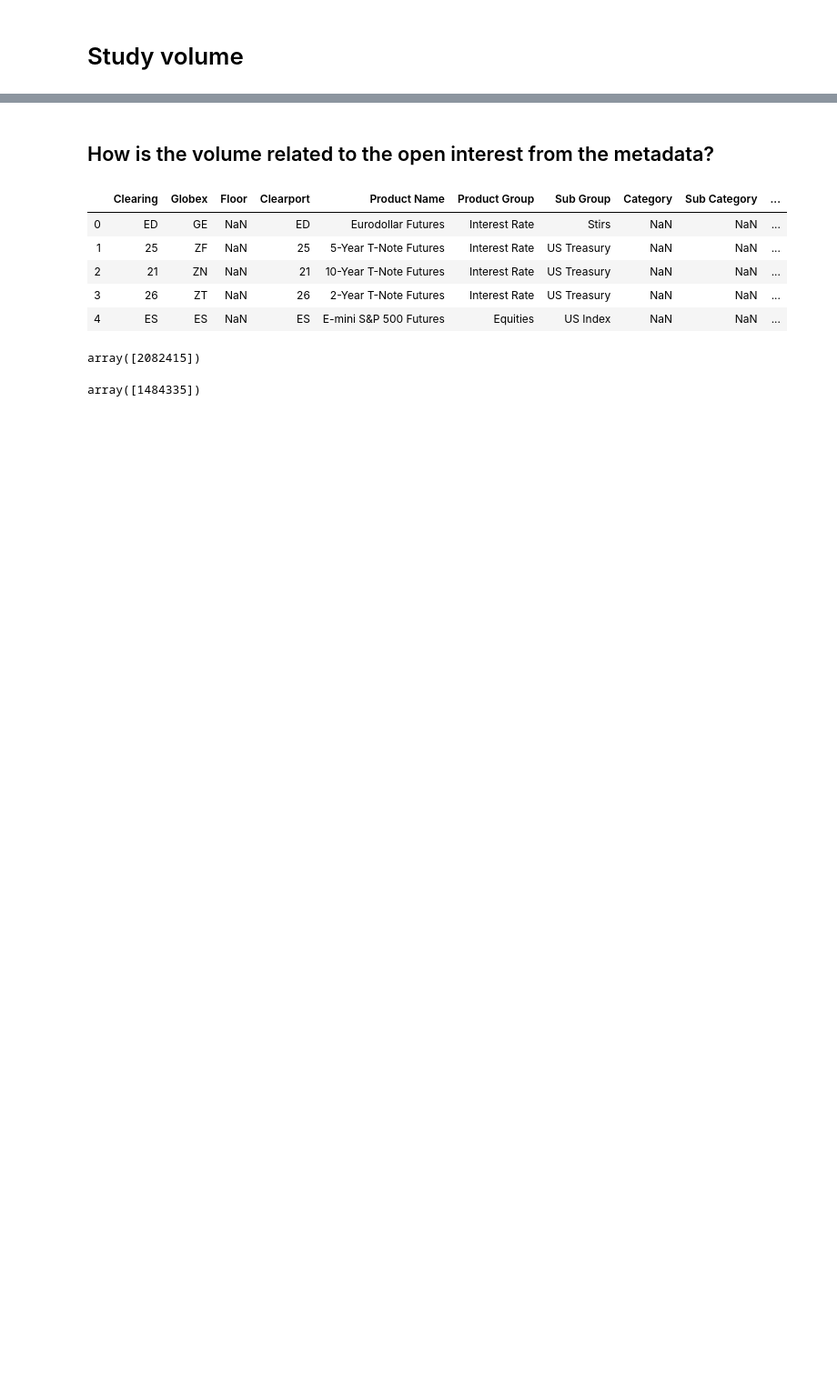
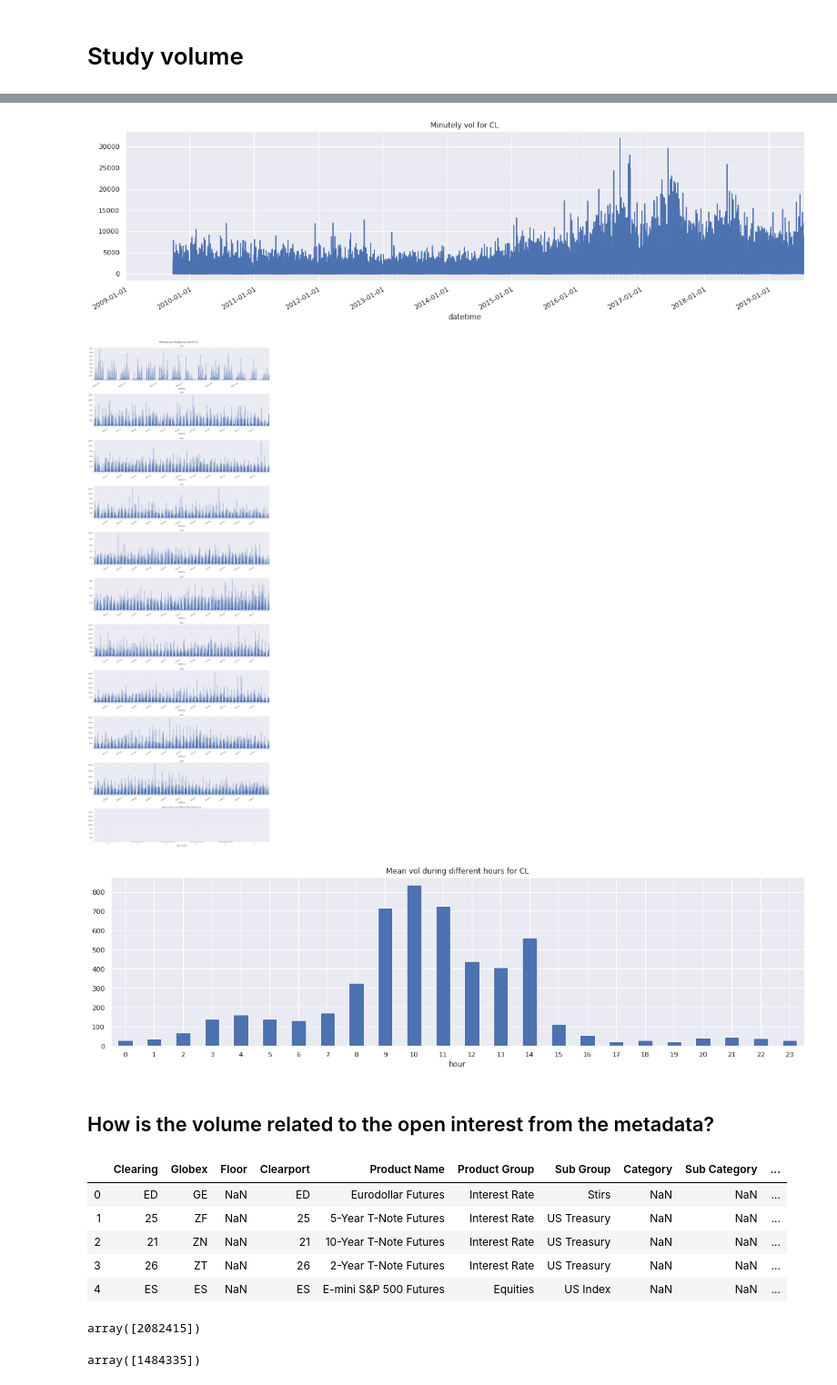
Before and after one commit to ajmal017/amp, a Jupyter notebook: vendors/kibot/Task269_Top_oil_futures_by_liquidity.ipynb, the cells around one changed output, grey strips where cells are left out. Shown at 91% size. Cells and saved outputs as stored; diff of their text form; code cells hidden in the pictures; blank space fills up the shorter version.

```diff
--- a/vendors/kibot/Task269_Top_oil_futures_by_liquidity.ipynb
+++ b/vendors/kibot/Task269_Top_oil_futures_by_liquidity.ipynb
@@ -341,0 +367,7 @@ vs.execute()
+# %%
+minutely_reader = lau.get_kibot_reader("min", symbol)
+# %%
+%%time
+tsms = lau.TimeSeriesMinStudy(
+    minutely_reader, col_name=lau.KIBOT_VOL, data_name=symbol
+)
@@ -342 +378,7 @@ vs.execute()
+# %%
+tsms.execute()
+# %% [output]
+[figure, added]
+[figure, added]
+[figure, added]
 # %%
```
Also changed, not shown: parts of 15 cells of this notebook, 1 other file.
